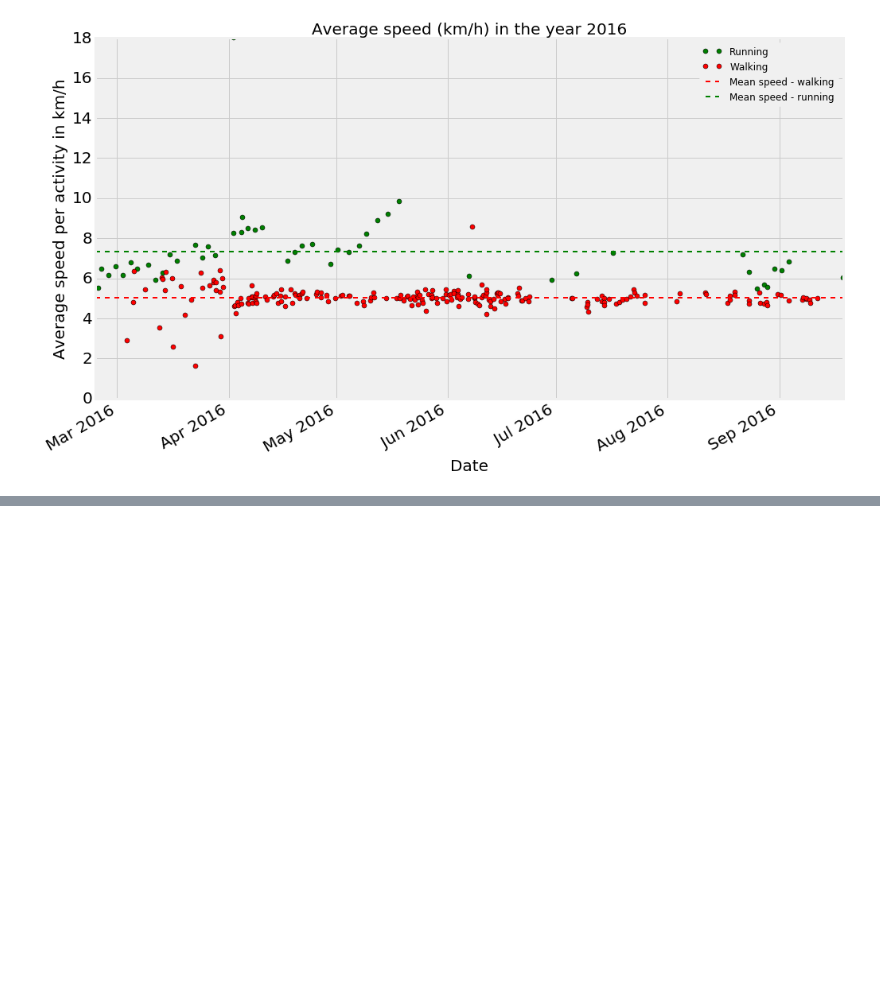
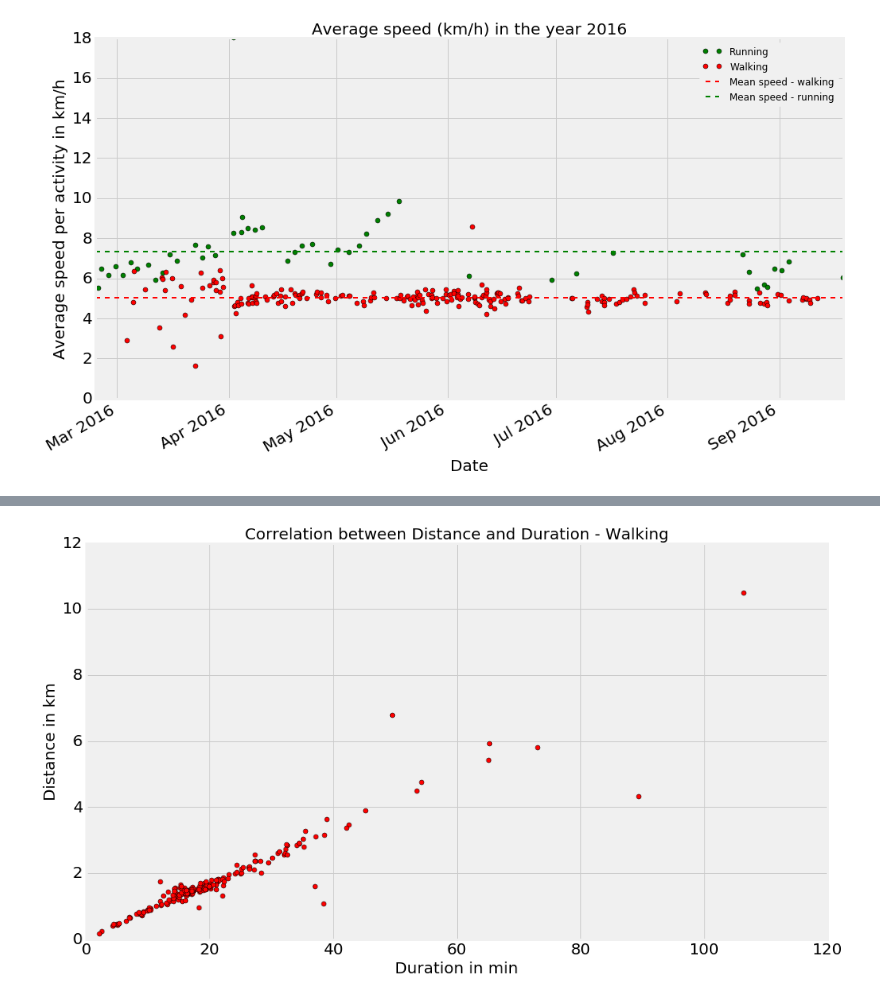
Before and after one commit to harshkn/Runkeeper-Analysis, a Jupyter notebook: runkeeper.ipynb, the cells around one changed output, grey strips where cells are left out. Cells and saved outputs as stored; diff of their text form; code cells hidden in the pictures; blank space fills up the shorter version.

```diff
--- a/runkeeper.ipynb
+++ b/runkeeper.ipynb
@@ -253,0 +305,34 @@ plt.style.available
+# %%
+#Correlation between Distance and Duration
+walk_dist_dur = pd.DataFrame()
+walk_dist_dur[['Date','Distance','Duration']] = walk_data[['Date', 'Distance (km)','Duration']]
+# walk_dist_dur['Duration'] = walk_dist_dur['Duration'].str.replace(':','.')
+# walk_dist_dur['Duration'] = walk_dist_dur['Duration'].astype(float)
+# temp_data =  pd.to_datetime(walk_dist_dur['Duration'])
+temp_data = walk_dist_dur['Duration'].str.split(':')
+# print temp_data.head()
+duration_data = []
+for each_entry in temp_data:
+    if len(each_entry) <= 2:
+        dur = each_entry[0]+'.'+each_entry[1]
+        duration_data.append(dur)
+    else:
+        key1 = (int(each_entry[0]) * 60) + int(each_entry[1])
+        dur = str(key1)+'.'+each_entry[2]
+        duration_data.append(dur)
+#         print dur
+walk_dist_dur['Duration'] = duration_data
+walk_dist_dur['Duration'] = walk_dist_dur['Duration'].astype(float)
+
+# walk_dist_dur.info()
+plt.plot(walk_dist_dur['Duration'],walk_dist_dur['Distance'],marker='o', linestyle = 'None' ,color='r')
+
+plt.title('Correlation between Distance and Duration - Walking', fontsize = fsz)
+plt.tick_params(axis='both', which='major', labelsize=fsz)
+
+plt.ylabel('Distance in km', fontsize = fsz)
+plt.xlabel('Duration in min',fontsize = fsz)
+
+plt.savefig('correlation-walking.png',transparent=True, bbox_inches='tight', pad_inches=0)
+# %% [output]
+[figure, added]
```
Also changed, not shown: parts of 7 cells of this notebook, 12 other files.
